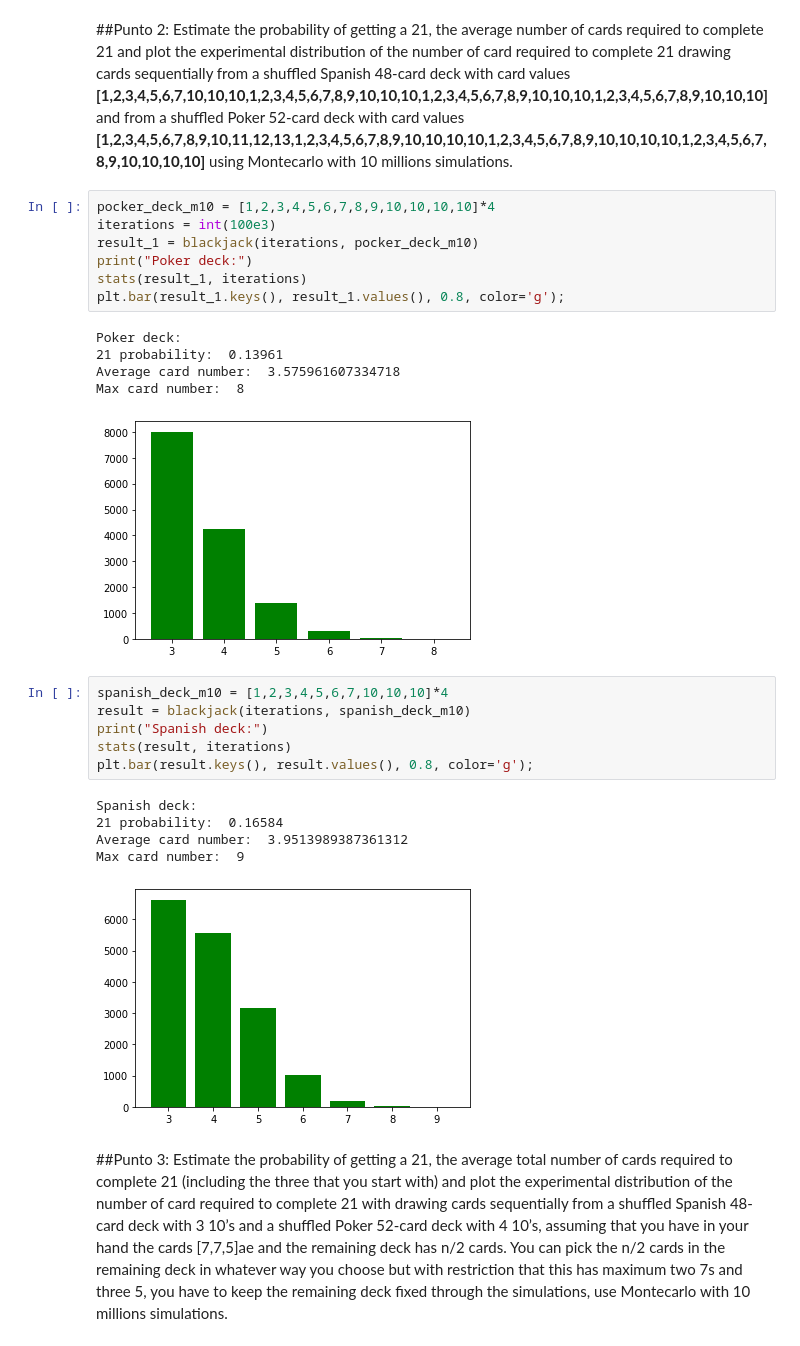
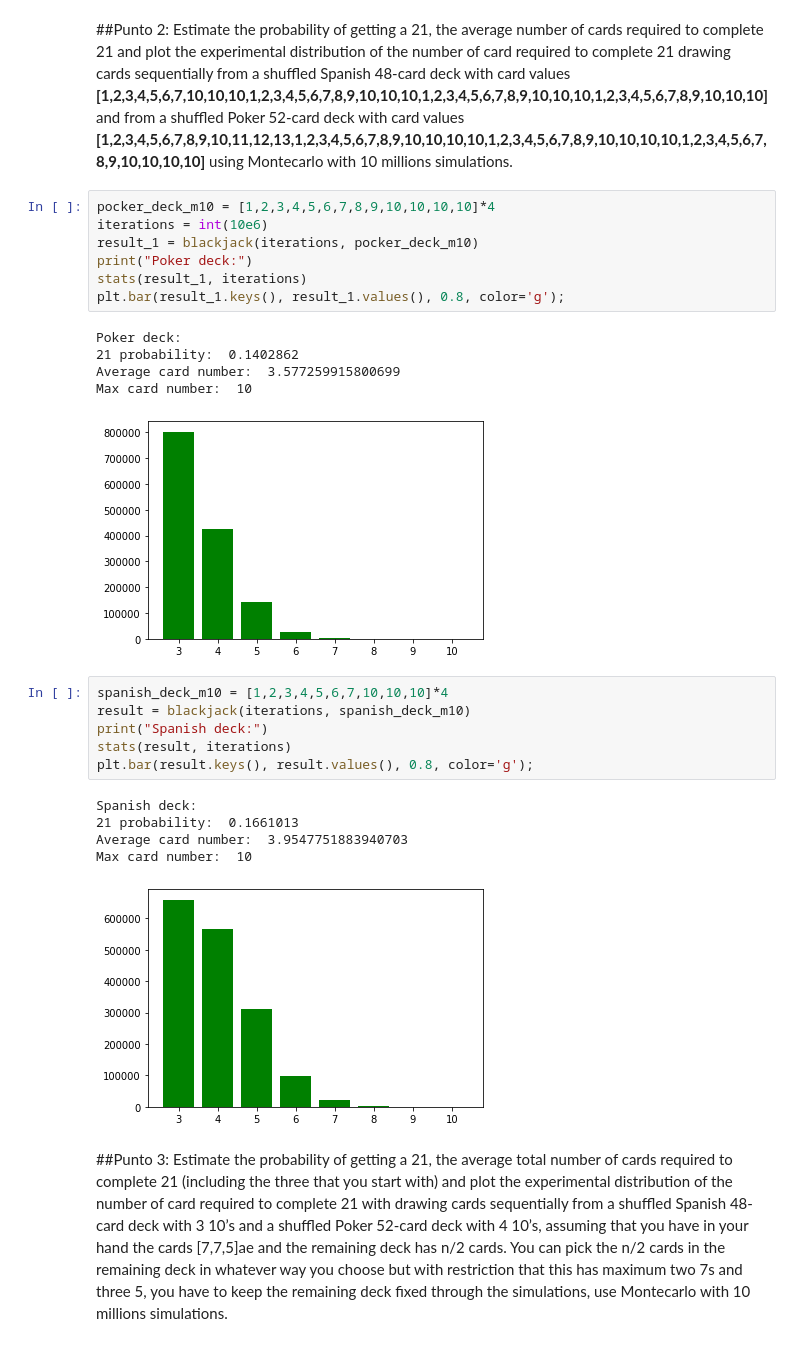
Before and after one commit to jdanzolaa/MetNumUN2020II, a Jupyter notebook: 21BlackjackGrClass1StGrooup9.ipynb, the cells around one changed output. Cells and saved outputs as stored; diff of their text form.

```diff
--- a/21BlackjackGrClass1StGrooup9.ipynb
+++ b/21BlackjackGrClass1StGrooup9.ipynb
@@ -76,17 +76,17 @@ Max card number:  9
 Estimate the probability of getting a 21, the average number of cards required to complete 21 and plot the experimental distribution of the number of card required to complete 21 drawing cards sequentially from a shuffled Spanish 48-card deck with card values **[1,2,3,4,5,6,7,10,10,10,1,2,3,4,5,6,7,8,9,10,10,10,1,2,3,4,5,6,7,8,9,10,10,10,1,2,3,4,5,6,7,8,9,10,10,10]** and from a shuffled Poker 52-card deck with card values **[1,2,3,4,5,6,7,8,9,10,11,12,13,1,2,3,4,5,6,7,8,9,10,10,10,10,1,2,3,4,5,6,7,8,9,10,10,10,10,1,2,3,4,5,6,7,8,9,10,10,10,10]** using Montecarlo with 10 millions simulations.
 # %%
 pocker_deck_m10 = [1,2,3,4,5,6,7,8,9,10,10,10,10]*4
-iterations = int(100e3)
+iterations = int(10e6)
 result_1 = blackjack(iterations, pocker_deck_m10)
 print("Poker deck:")
 stats(result_1, iterations)
 plt.bar(result_1.keys(), result_1.values(), 0.8, color='g');
 # %% [output]
 Poker deck:
-21 probability:  0.13961
-Average card number:  3.575961607334718
-Max card number:  8
+21 probability:  0.1402862
+Average card number:  3.577259915800699
+Max card number:  10
-[figure, old version]
+[figure, new version]
 # %%
 spanish_deck_m10 = [1,2,3,4,5,6,7,10,10,10]*4
 result = blackjack(iterations, spanish_deck_m10)
@@ -95,10 +95,10 @@ stats(result, iterations)
 plt.bar(result.keys(), result.values(), 0.8, color='g');
 # %% [output]
 Spanish deck:
-21 probability:  0.16584
-Average card number:  3.9513989387361312
-Max card number:  9
+21 probability:  0.1661013
+Average card number:  3.9547751883940703
+Max card number:  10
-[figure, old version]
+[figure, new version]
 # %% [markdown]
 ##Punto 3:
 Estimate the probability of getting a 21, the average total number of cards required to complete 21 (including the three that you start with) and plot the experimental distribution of the number of card required to complete 21 with drawing cards sequentially from a shuffled Spanish 48-card deck with 3 10’s and a shuffled Poker 52-card deck with 4 10’s, assuming that you have in your hand the cards [7,7,5]ae and the remaining deck has n/2 cards. You can pick the n/2 cards in the remaining deck in whatever way you choose but with restriction that this has maximum two 7s and three 5, you have to keep the remaining deck fixed through the simulations, use Montecarlo with 10 millions simulations.
```
Also changed, not shown: parts of 6 cells of this notebook.
